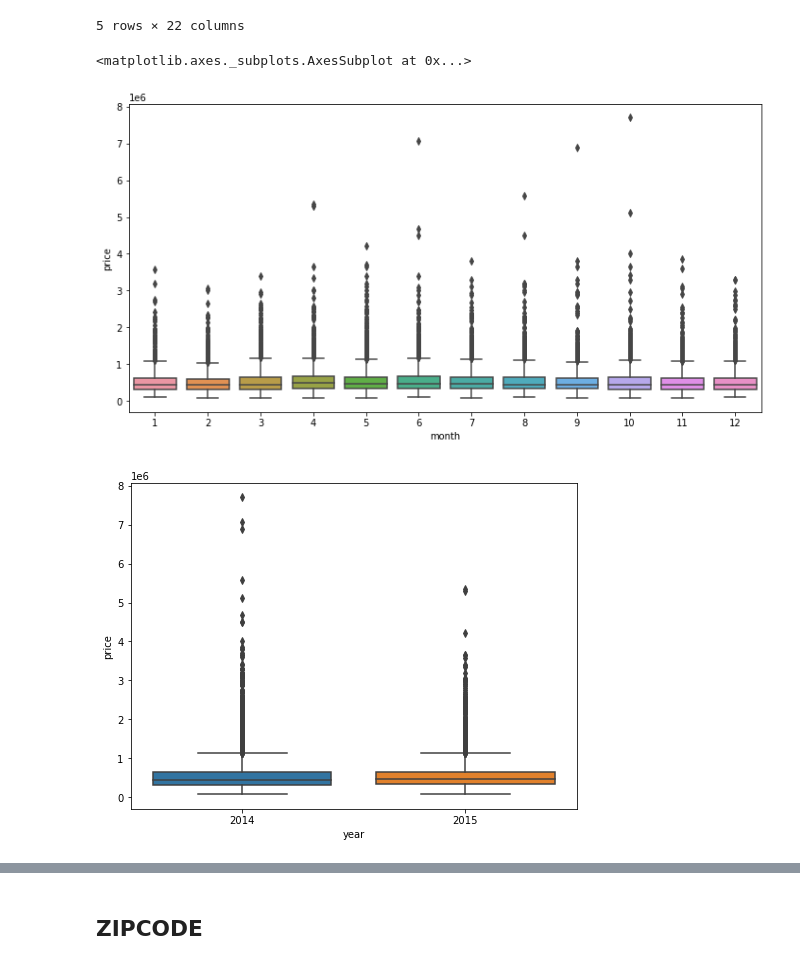
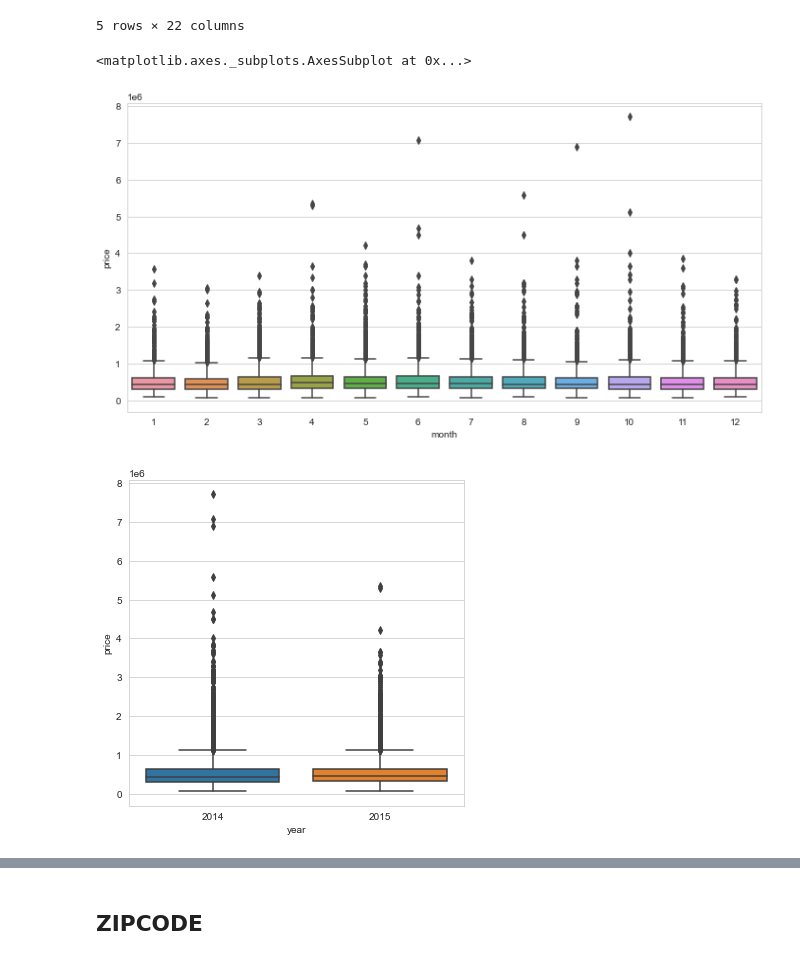
Before and after one commit to Asli0911/Deep-learning-Projects, a Jupyter notebook: Project1-House_Price_Est.ipynb, the cells around one changed output, grey strips where cells are left out. Drawn from its saved outputs; the diff is of its cells as text; code cells hidden in the pictures.

```diff
--- a/Project1-House_Price_Est.ipynb
+++ b/Project1-House_Price_Est.ipynb
@@ -3,6 +3,7 @@ import pandas as pd
 import numpy as np
 import matplotlib.pyplot as plt
 import seaborn as sns
+sns.set_style("whitegrid")
 # %%
 df=pd.read_csv('Project1_house_data.csv')
 # %%
@@ -243,12 +244,12 @@ plt.figure(figsize=(12,6))
 sns.boxplot(x='month', y='price', data=df)
 # %% [output]
 <matplotlib.axes._subplots.AxesSubplot at 0x...>
-[figure, old version]
+[figure, new version]
 # %%
-plt.figure(figsize=(8,6))
+plt.figure(figsize=(6,6))
 sns.boxplot(x='year', y='price', data=df);
 # %% [output]
-[figure, old version]
+[figure, new version]
 # %%
 df=df.drop('date', axis=1)
 # %%
```
Also changed, not shown: parts of 72 cells of this notebook.
